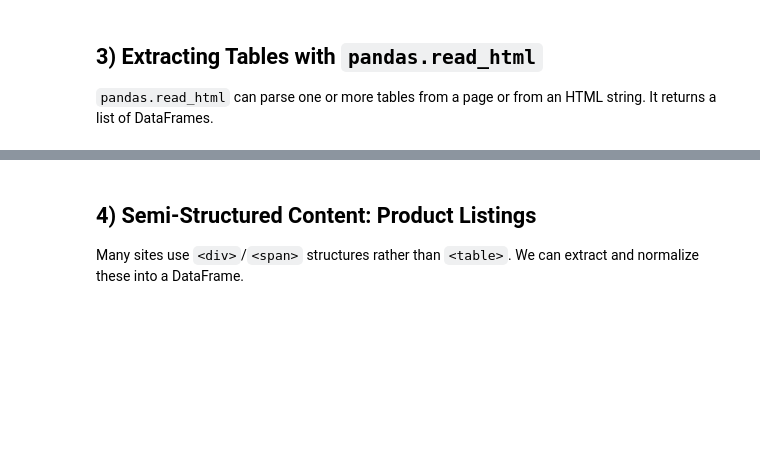
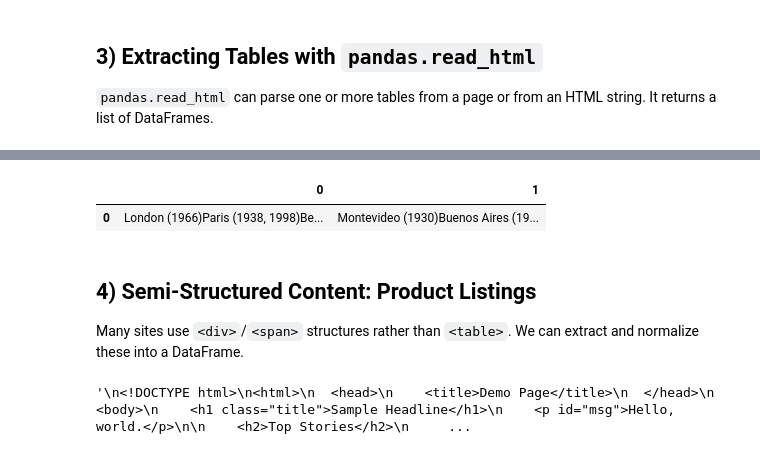
Before and after one commit to DATA304-S26/lectures, a Jupyter notebook: Module05/S1_WebScraping.ipynb, the cells around one changed output, grey strips where cells are left out. Saved outputs shown, nothing was run; the diff lists cells and outputs as text; code cells hidden in the pictures; blank space fills up the shorter version.

```diff
--- a/Module05/S1_WebScraping.ipynb
+++ b/Module05/S1_WebScraping.ipynb
@@ -88,8 +117,17 @@ tables[0].head()
+# %%
+tables[1]
+# %% [output]
+|  | 0 | 1 |
+| 0 | London (1966)Paris (1938, 1998)Be... | Montevideo (1930)Buenos Aires (19... |
 # %% [markdown]
 
 ## 4) Semi-Structured Content: Product Listings
 
 Many sites use `<div>`/`<span>` structures rather than `<table>`. We can extract and normalize these into a DataFrame.
+# %%
+html2
+# %% [output]
+'\n<!DOCTYPE html>\n<html>\n  <head>\n    <title>Demo Page</title>\n  </head>\n  <body>\n    <h1 class="title">Sample Headline</h1>\n    <p id="msg">Hello, world.</p>\n\n    <h2>Top Stories</h2>\n     ...
 # %%
 soup2 = BeautifulSoup(html2, "html.parser")
 products = []
```
Also changed, not shown: parts of 12 cells of this notebook.
